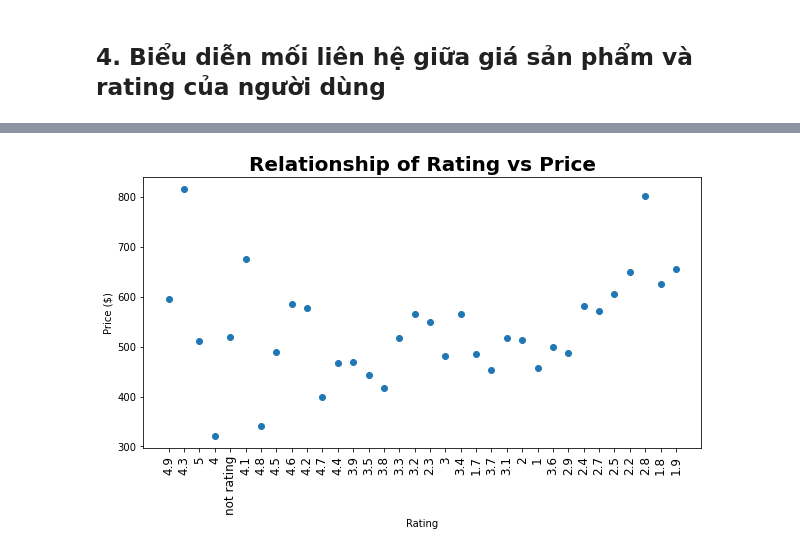
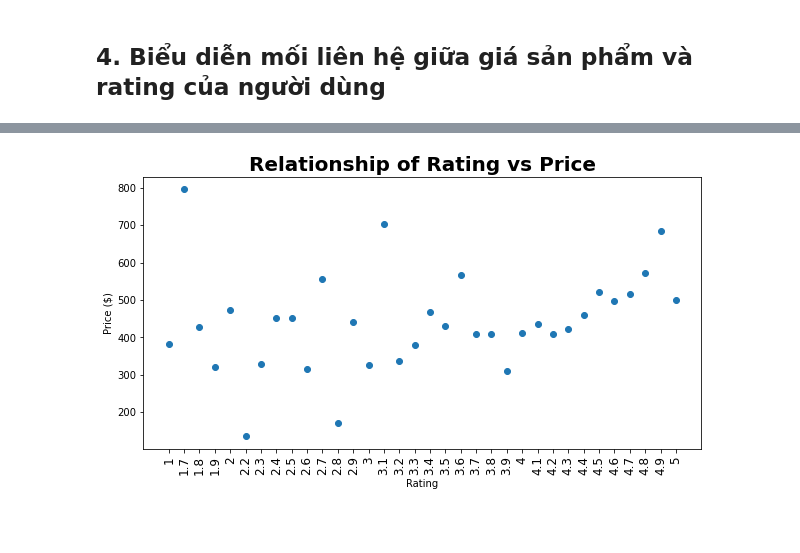
Before and after one commit to lynhattan/DEC_PythonForData, a Jupyter notebook: project-02/project_02_visualize_data.ipynb, the cells around one changed output, grey strips where cells are left out. Drawn from its saved outputs; the diff is of its cells as text; code cells hidden in the pictures; blank space fills up the shorter version.

```diff
--- a/project-02/project_02_visualize_data.ipynb
+++ b/project-02/project_02_visualize_data.ipynb
@@ -113,10 +124,12 @@ plt.show()
 # %% [markdown]
 ## 4. Biểu diễn mối liên hệ giữa giá sản phẩm và rating của người dùng
 # %%
+# Get dataframe for rating vs price current
+df_4 = df[df['rating'].notnull()][['rating','price_current']]
 fig = plt.figure(figsize = (10, 5))
 
-x = df['rating'].unique()
-y = df.groupby(by='rating').mean()['total_price'].sort_values(ascending=False)
+x = np.array(df_4.groupby(by='rating', sort=True).mean().index)
+y = df_4.groupby(by='rating', sort=True).mean()['price_current']
 
 plt.bar(x, y, color='green', width= 0.5)
 plt.xlabel("Rating")
@@ -129,14 +142,11 @@ plt.show()
 # %%
 fig = plt.figure(figsize = (10, 5))
-
-x = df['rating'].unique()
-y = df.groupby(by='rating').mean()['total_price']
 
 plt.scatter(x, y)
 plt.title('Relationship of Rating vs Price', fontsize=20, fontweight='bold')
 plt.xticks(rotation=90, size='large')
 plt.xlabel('Rating')
 plt.ylabel('Price ($)')
 plt.show()
 # %% [output]
-[figure, old version]
+[figure, new version]
```
Also changed, not shown: parts of 9 cells of this notebook, 3 other files.
